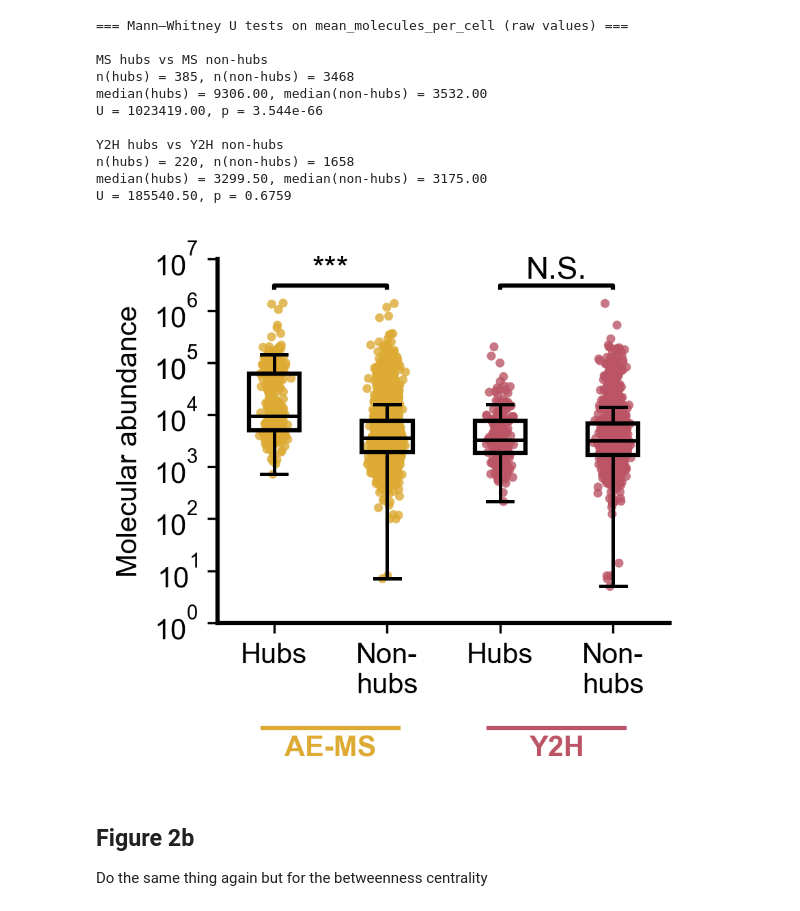
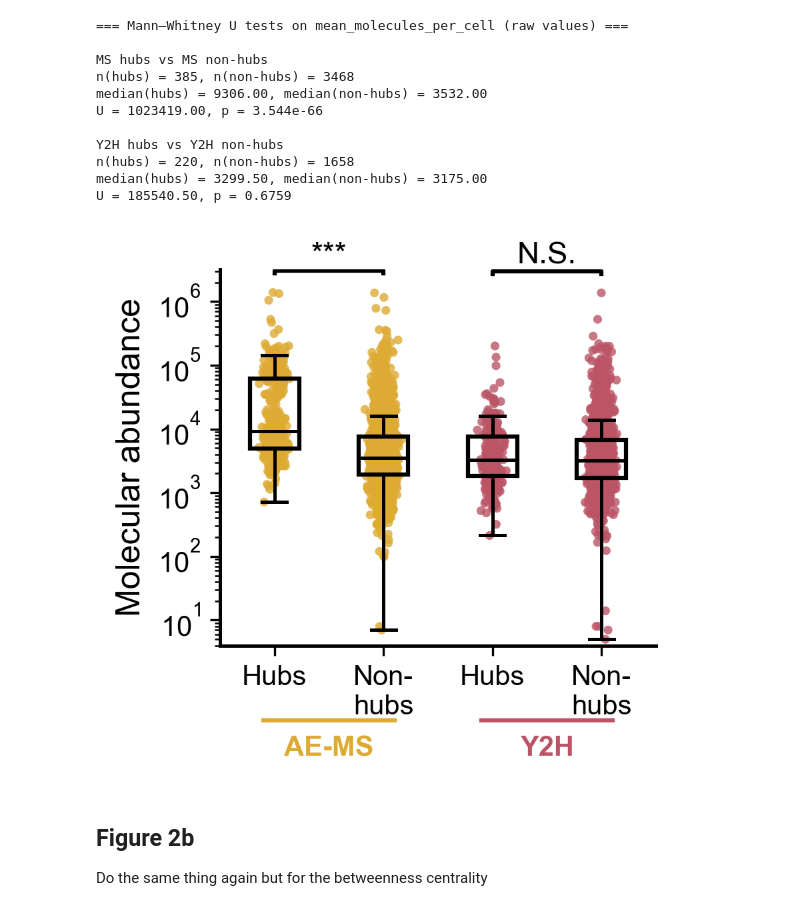
Before and after one commit to NCEMS/energetic-origins-of-PPI-connectivity, a Jupyter notebook: analysis-notebooks/from-muskan/2-figure-v2.ipynb, the cells around one changed output. Saved outputs shown, nothing was run; the diff lists cells and outputs as text; code cells hidden in the pictures.

```diff
--- a/analysis-notebooks/from-muskan/2-figure-v2.ipynb
+++ b/analysis-notebooks/from-muskan/2-figure-v2.ipynb
@@ -246,21 +247,22 @@ for element in ["whiskers", "caps", "medians"]:
 
 # --- Axes styling ---
 ax.set_yscale("log")
-ax.set_ylim(1, 1e7)
+ax.set_ylim(4, 3200000)
 
-ax.set_ylabel("Molecular abundance")
+ax.set_ylabel("Molecular abundance", fontsize=12)
 #ax.set_title("Degree Centrality")
 
 ax.spines["top"].set_visible(False)
 ax.spines["right"].set_visible(False)
-ax.spines["left"].set_linewidth(1.5)
-ax.spines["bottom"].set_linewidth(1.5)
+ax.spines["left"].set_linewidth(1.2)
+ax.spines["bottom"].set_linewidth(1.2)
 
 ms_pair_max  = max(ms_hub_vals.max(), ms_nothub_vals.max())
 y2h_pair_max = max(y2h_hub_vals.max(), y2h_nothub_vals.max())
 
 ms_y  = ms_pair_max * 2.0
 y2h_y = y2h_pair_max * 2.0
+
 
 add_bracket_with_text(ax, 1, 2, ms_y,  "***")
 add_bracket_with_text(ax, 3, 4, y2h_y, "N.S.")
@@ -271,46 +273,45 @@ trans = ax.get_xaxis_transform()  # x in data coords, y in axis fraction (0–1)
 
 # AE-MS under boxes 1–2
 ax.plot(
-    [0.9, 2.1], [-0.29, -0.29],
+    [0.9, 2.1], [-0.20, -0.20],
     transform=trans,
     clip_on=False,
     color=MS_COLOR,
     lw=1.5,
 )
 ax.text(
-    1.5, -0.31, "AE-MS",
+    1.5, -0.24, "AE-MS",
     transform=trans,
     ha="center",
     va="top",
     fontsize=10,
     fontweight="bold",
     color=MS_COLOR,
 )
 
 # Y2H under boxes 3–4
 ax.plot(
-    [2.9, 4.1], [-0.29, -0.29],
+    [2.9, 4.1], [-0.20, -0.20],
     transform=trans,
     clip_on=False,
     color=Y2H_COLOR,
     lw=1.5,
 )
 ax.text(
-    3.5, -0.31, "Y2H",
+    3.5, -0.24, "Y2H",
     transform=trans,
     ha="center",
     va="top",
     fontsize=10,
     fontweight="bold",
     color=Y2H_COLOR,
 )
 plt.xticks(fontsize=10)
-plt.yticks([1, 10, 100, 1000, 10000, 100000, 100000, 1000000, 10000000])
 plt.tight_layout()
 plt.savefig(f"{OUT_PATH}2a.svg")
 plt.show()
 # %% [output]
-[figure, old version]
+[figure, new version]
 # %% [markdown]
 ## Figure 2b
 
```
Also changed, not shown: parts of 4 cells of this notebook, 20 other files.
